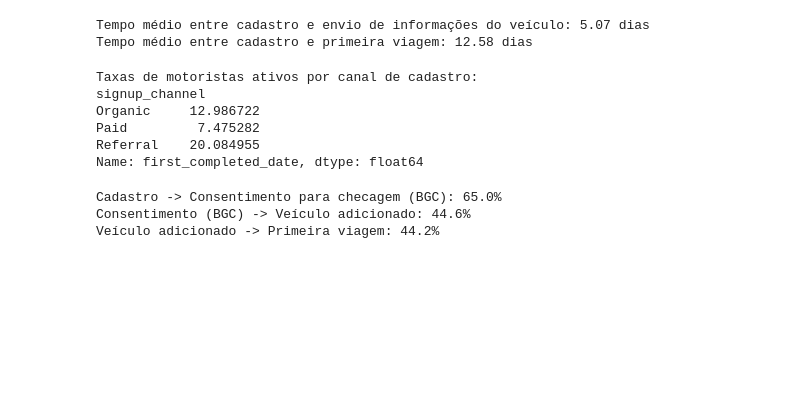
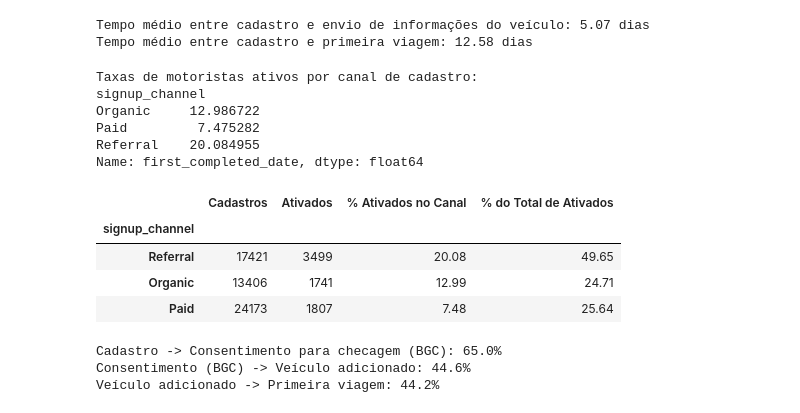
Before and after one commit to debs-b/desafio-uber, a Jupyter notebook: desafio_uber_analise_completo.ipynb, the cells around one changed output. Drawn from its saved outputs; the diff is of its cells as text; code cells hidden in the pictures; blank space fills up the shorter version.

```diff
--- a/desafio_uber_analise_completo.ipynb
+++ b/desafio_uber_analise_completo.ipynb
@@ -224,6 +224,29 @@ Organic     12.986722
 Paid         7.475282
 Referral    20.084955
 Name: first_completed_date, dtype: float64
+# %%
+# Ativação por canal: duas perguntas diferentes, com denominadores diferentes
+ativado = dados['first_completed_date'].notnull()
+
+tabela_canais = pd.DataFrame({
+    'Cadastros': dados.groupby('signup_channel').size(),
+    'Ativados': ativado.groupby(dados['signup_channel']).sum(),
+})
+
+# % Ativados no Canal: ativados do canal / cadastros do canal
+tabela_canais['% Ativados no Canal'] = tabela_canais['Ativados'] / tabela_canais['Cadastros'] * 100
+
+# % do Total de Ativados: ativados do canal / total de ativados (todos os canais)
+tabela_canais['% do Total de Ativados'] = tabela_canais['Ativados'] / tabela_canais['Ativados'].sum() * 100
+
+tabela_canais = tabela_canais.sort_values('% Ativados no Canal', ascending=False).round(2)
+tabela_canais
+# %% [output]
+|  | Cadastros | Ativados | % Ativados no Canal | % do Total de Ativados |
+| signup_channel |  |  |  |  |
+| Referral | 17421 | 3499 | 20.08 | 49.65 |
+| Organic | 13406 | 1741 | 12.99 | 24.71 |
+| Paid | 24173 | 1807 | 7.48 | 25.64 |
 # %%
 # Conversão etapa a etapa do funil: de quem chegou na etapa anterior, quantos avançaram?
 # (No dataset, uma etapa só acontece se a anterior aconteceu, então podemos dividir as contagens.)
```
Also changed, not shown: parts of 1 cell of this notebook, 1 other file.
